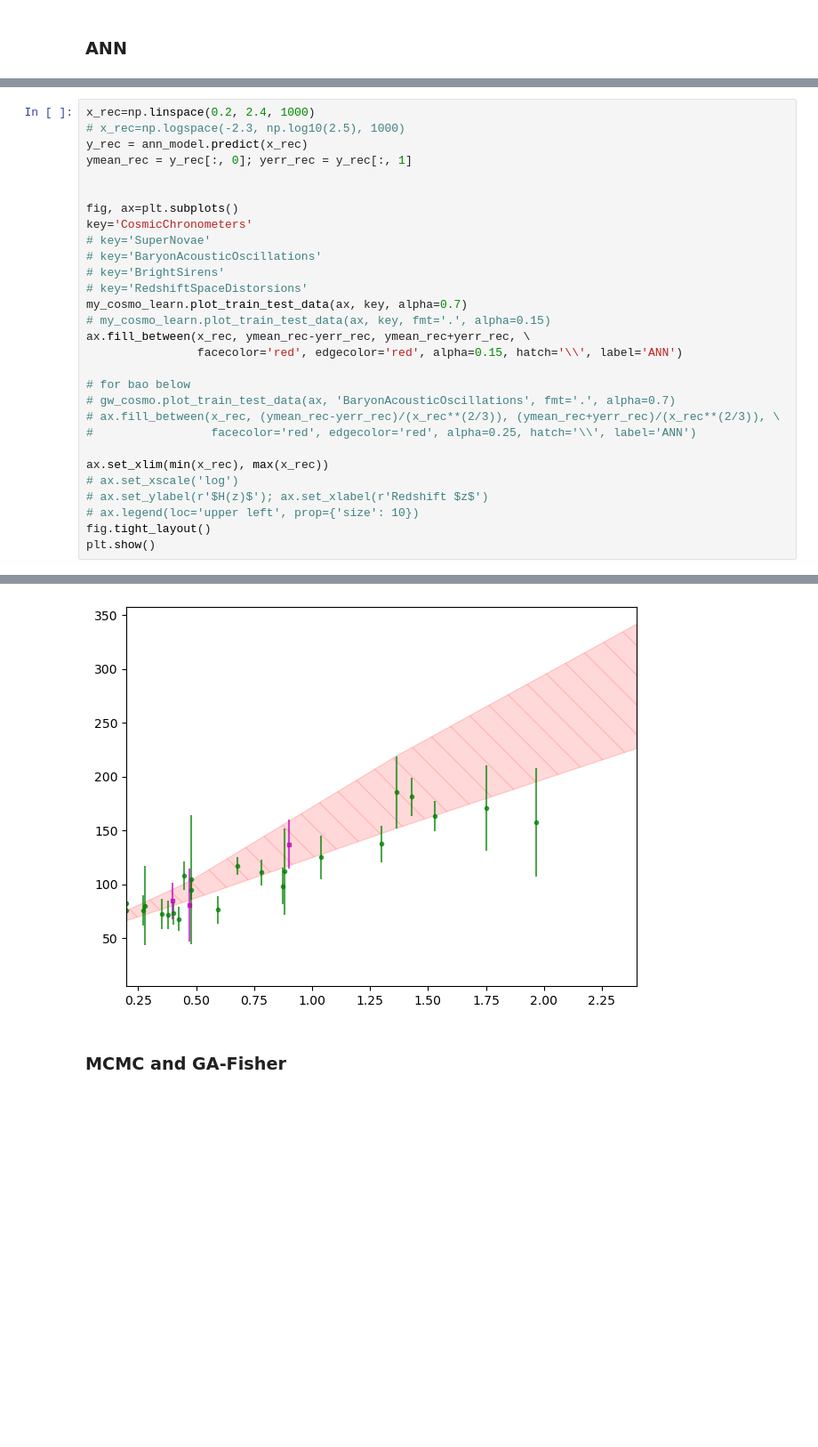
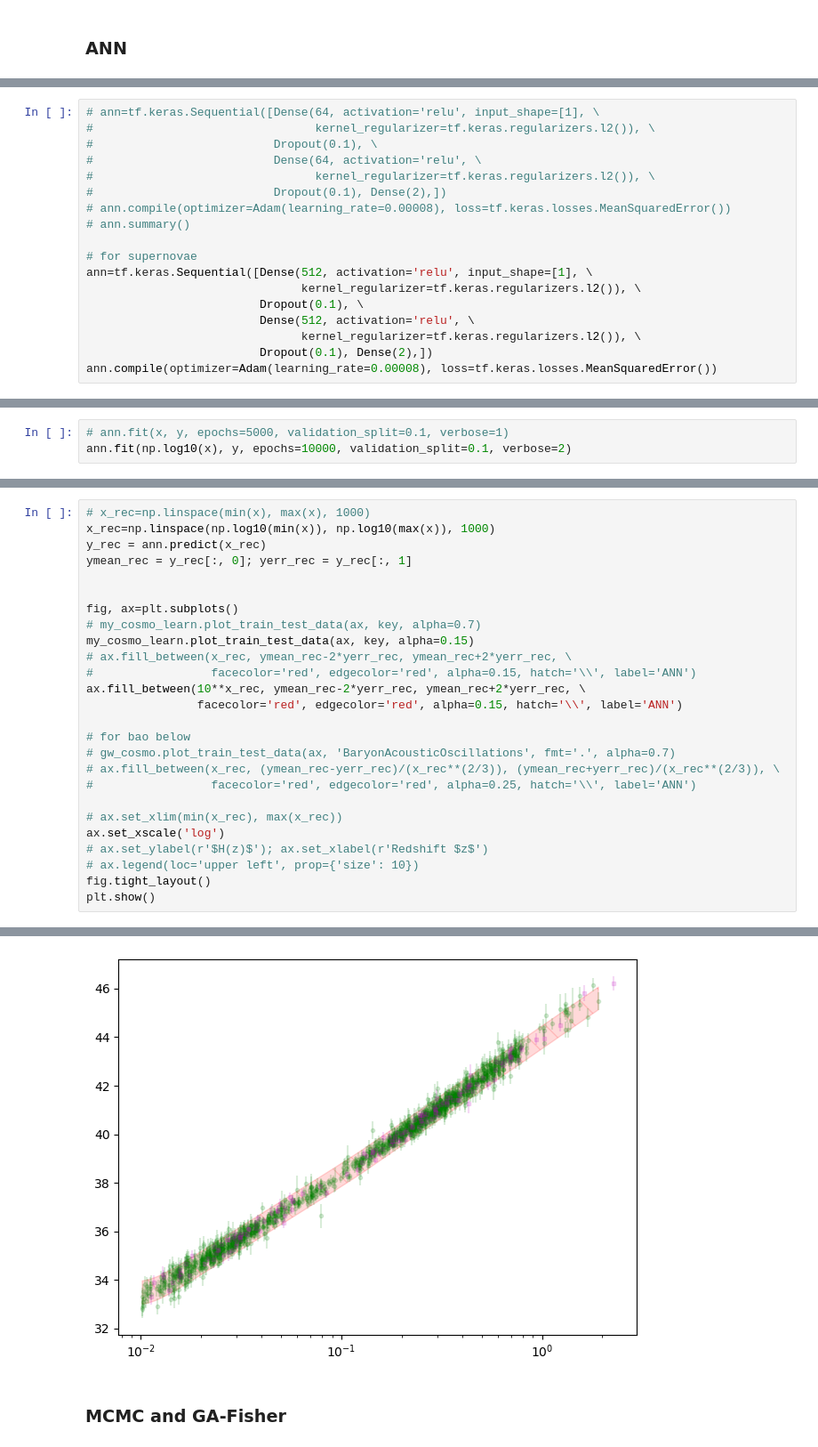
Before and after one commit to reggiebernardo/cosmo_learn, a Jupyter notebook: cosmo_tutorial.ipynb, the cells around one changed output, grey strips where cells are left out. Shown at 89% size. Saved outputs shown, nothing was run; the diff lists cells and outputs as text; blank space fills up the shorter version.

```diff
--- a/cosmo_tutorial.ipynb
+++ b/cosmo_tutorial.ipynb
@@ -182,0 +161,18 @@ ann_history = ann_model.fit(x, y, epochs=n_epochs, validation_split=0.9, verbose
+# %%
+# ann=tf.keras.Sequential([Dense(64, activation='relu', input_shape=[1], \
+#                                kernel_regularizer=tf.keras.regularizers.l2()), \
+#                          Dropout(0.1), \
+#                          Dense(64, activation='relu', \
+#                                kernel_regularizer=tf.keras.regularizers.l2()), \
+#                          Dropout(0.1), Dense(2),])
+# ann.compile(optimizer=Adam(learning_rate=0.00008), loss=tf.keras.losses.MeanSquaredError())
+# ann.summary()
+
+# for supernovae
+ann=tf.keras.Sequential([Dense(512, activation='relu', input_shape=[1], \
+                               kernel_regularizer=tf.keras.regularizers.l2()), \
+                         Dropout(0.1), \
+                         Dense(512, activation='relu', \
+                               kernel_regularizer=tf.keras.regularizers.l2()), \
+                         Dropout(0.1), Dense(2),])
+ann.compile(optimizer=Adam(learning_rate=0.00008), loss=tf.keras.losses.MeanSquaredError())
@@ -182,0 +183,3 @@ ann_history = ann_model.fit(x, y, epochs=n_epochs, validation_split=0.9, verbose
+# %%
+# ann.fit(x, y, epochs=5000, validation_split=0.1, verbose=1)
+ann.fit(np.log10(x), y, epochs=10000, validation_split=0.1, verbose=2)
@@ -195,35 +215,32 @@ plt.show()
 # %%
-x_rec=np.linspace(0.2, 2.4, 1000)
-# x_rec=np.logspace(-2.3, np.log10(2.5), 1000)
-y_rec = ann_model.predict(x_rec)
+# x_rec=np.linspace(min(x), max(x), 1000)
+x_rec=np.linspace(np.log10(min(x)), np.log10(max(x)), 1000)
+y_rec = ann.predict(x_rec)
 ymean_rec = y_rec[:, 0]; yerr_rec = y_rec[:, 1]
 
 
 fig, ax=plt.subplots()
-key='CosmicChronometers'
-# key='SuperNovae'
-# key='BaryonAcousticOscillations'
-# key='BrightSirens'
-# key='RedshiftSpaceDistorsions'
-my_cosmo_learn.plot_train_test_data(ax, key, alpha=0.7)
-# my_cosmo_learn.plot_train_test_data(ax, key, fmt='.', alpha=0.15)
-ax.fill_between(x_rec, ymean_rec-yerr_rec, ymean_rec+yerr_rec, \
+# my_cosmo_learn.plot_train_test_data(ax, key, alpha=0.7)
+my_cosmo_learn.plot_train_test_data(ax, key, alpha=0.15)
+# ax.fill_between(x_rec, ymean_rec-2*yerr_rec, ymean_rec+2*yerr_rec, \
+#                 facecolor='red', edgecolor='red', alpha=0.15, hatch='\\', label='ANN')
+ax.fill_between(10**x_rec, ymean_rec-2*yerr_rec, ymean_rec+2*yerr_rec, \
                 facecolor='red', edgecolor='red', alpha=0.15, hatch='\\', label='ANN')
 
 # for bao below
 # gw_cosmo.plot_train_test_data(ax, 'BaryonAcousticOscillations', fmt='.', alpha=0.7)
 # ax.fill_between(x_rec, (ymean_rec-yerr_rec)/(x_rec**(2/3)), (ymean_rec+yerr_rec)/(x_rec**(2/3)), \
 #                 facecolor='red', edgecolor='red', alpha=0.25, hatch='\\', label='ANN')
 
-ax.set_xlim(min(x_rec), max(x_rec))
-# ax.set_xscale('log')
+# ax.set_xlim(min(x_rec), max(x_rec))
+ax.set_xscale('log')
 # ax.set_ylabel(r'$H(z)$'); ax.set_xlabel(r'Redshift $z$')
 # ax.legend(loc='upper left', prop={'size': 10})
 fig.tight_layout()
 plt.show()
 # %% [output]
 32/32 [==============================] - 0s 2ms/step
-[figure, old version]
+[figure, new version]
 # %% [markdown]
 ### MCMC and GA-Fisher
 # %%
```
Also changed, not shown: parts of 14 cells of this notebook, 1 other file.
